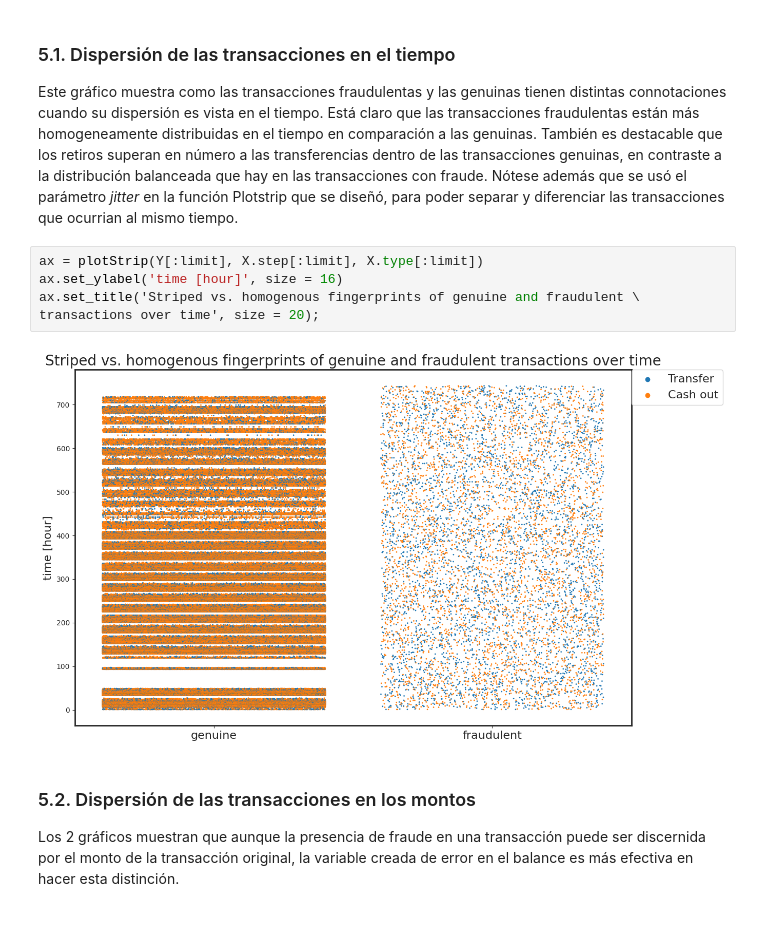
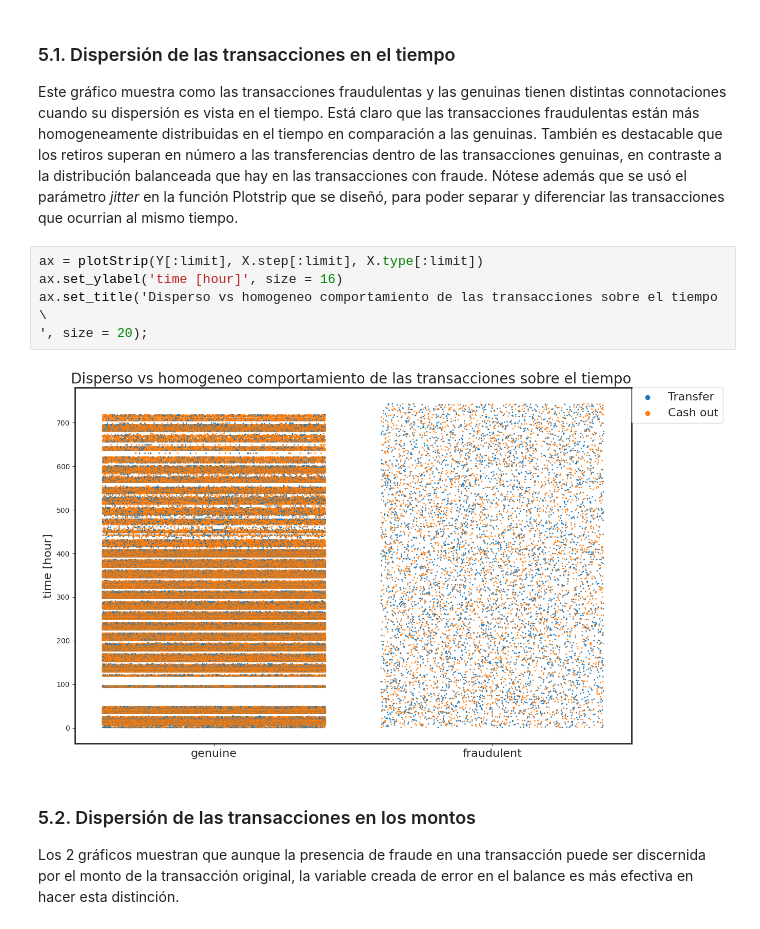
Before and after one commit to daramireh/Reporte_Fraude_Medios_Pago, a Jupyter notebook: _sources/notebooks.ipynb, the cells around one changed output. Saved outputs shown, nothing was run; the diff lists cells and outputs as text.

```diff
--- a/_sources/notebooks.ipynb
+++ b/_sources/notebooks.ipynb
@@ -304,10 +304,10 @@ Este gráfico muestra como las transacciones fraudulentas y las genuinas tienen
 # %%
 ax = plotStrip(Y[:limit], X.step[:limit], X.type[:limit])
 ax.set_ylabel('time [hour]', size = 16)
-ax.set_title('Striped vs. homogenous fingerprints of genuine and fraudulent \
-transactions over time', size = 20);
+ax.set_title('Disperso vs homogeneo comportamiento de las transacciones sobre el tiempo \
+', size = 20);
 # %% [output]
-[figure, old version]
+[figure, new version]
 # %% [markdown]
 ### 5.2. Dispersión de las transacciones en los montos
 Los 2 gráficos muestran que aunque  la presencia de fraude en una transacción puede ser discernida por el monto de la transacción original, la variable creada de error en el balance es más efectiva en hacer esta distinción.
```
Also changed, not shown: parts of 38 cells of this notebook, 13 other files.
